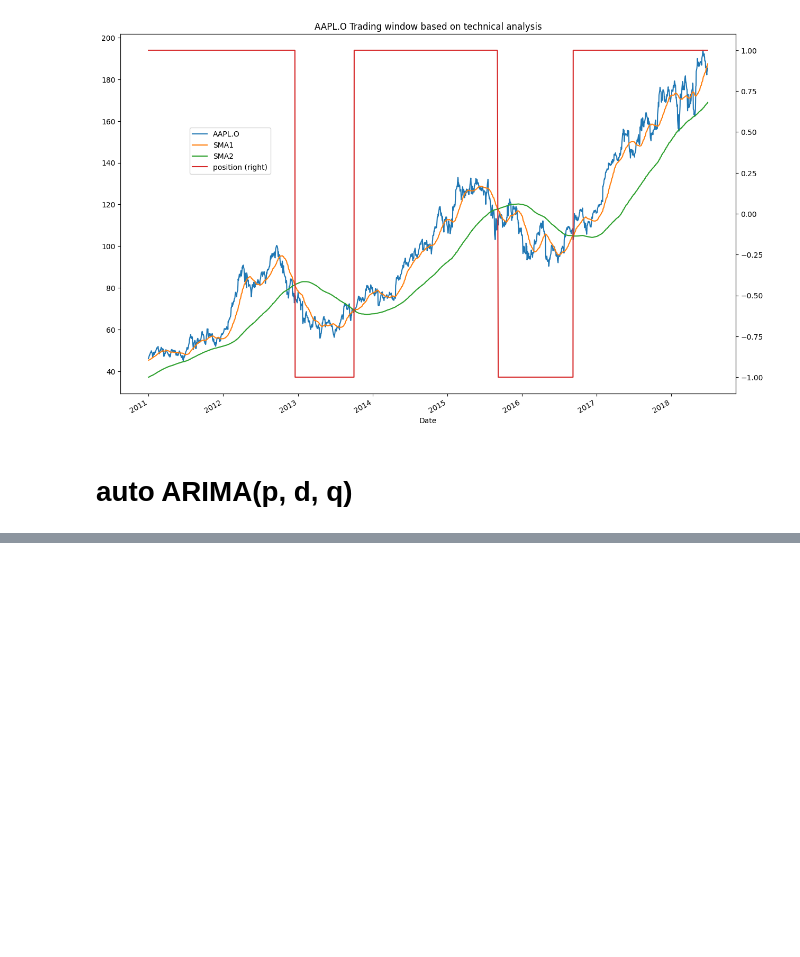
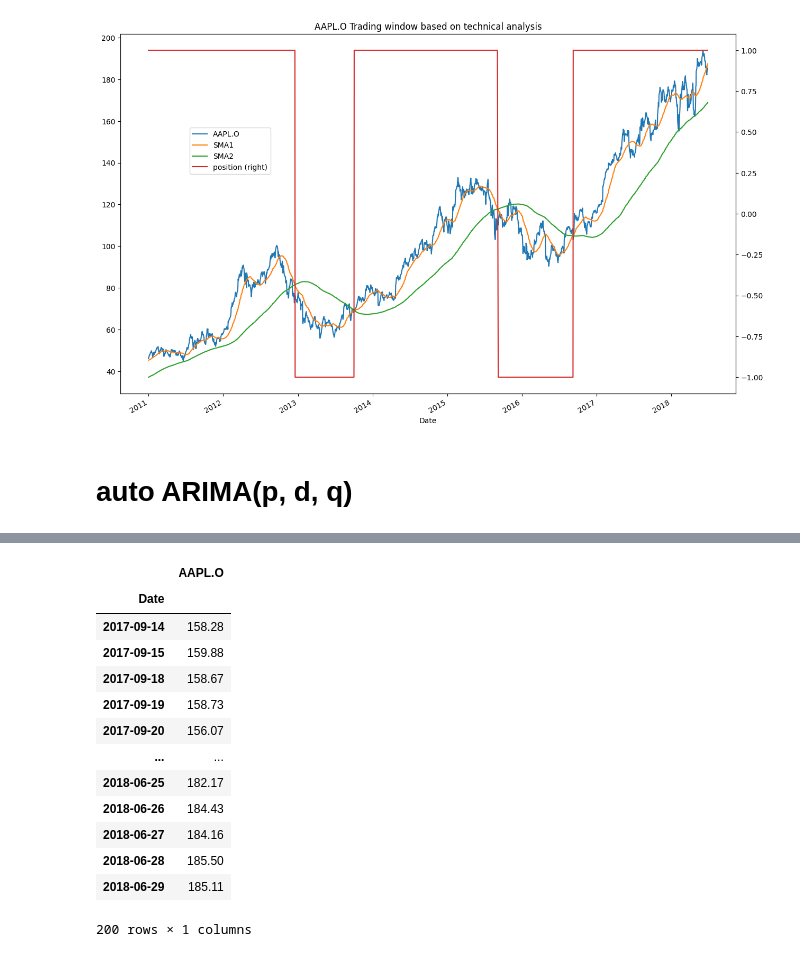
Before and after one commit to HyunsungRyu/AI_TimeSeries, a Jupyter notebook: return_TS.ipynb, the cells around one changed output, grey strips where cells are left out. Saved outputs shown, nothing was run; the diff lists cells and outputs as text; code cells hidden in the pictures; blank space fills up the shorter version.

```diff
--- a/return_TS.ipynb
+++ b/return_TS.ipynb
@@ -443,0 +463,18 @@ ModuleNotFoundError: No module named 'pmdarima'
+# %%
+y = df_y[['AAPL.O']].iloc[-200:]
+y
+# %% [output]
+|  | AAPL.O |
+| Date |  |
+| 2017-09-14 | 158.28 |
+| 2017-09-15 | 159.88 |
+| 2017-09-18 | 158.67 |
+| 2017-09-19 | 158.73 |
+| 2017-09-20 | 156.07 |
+| ... | ... |
+| 2018-06-25 | 182.17 |
+| 2018-06-26 | 184.43 |
+| 2018-06-27 | 184.16 |
+| 2018-06-28 | 185.50 |
+| 2018-06-29 | 185.11 |
+200 rows × 1 columns
```
Also changed, not shown: parts of 19 cells of this notebook.
